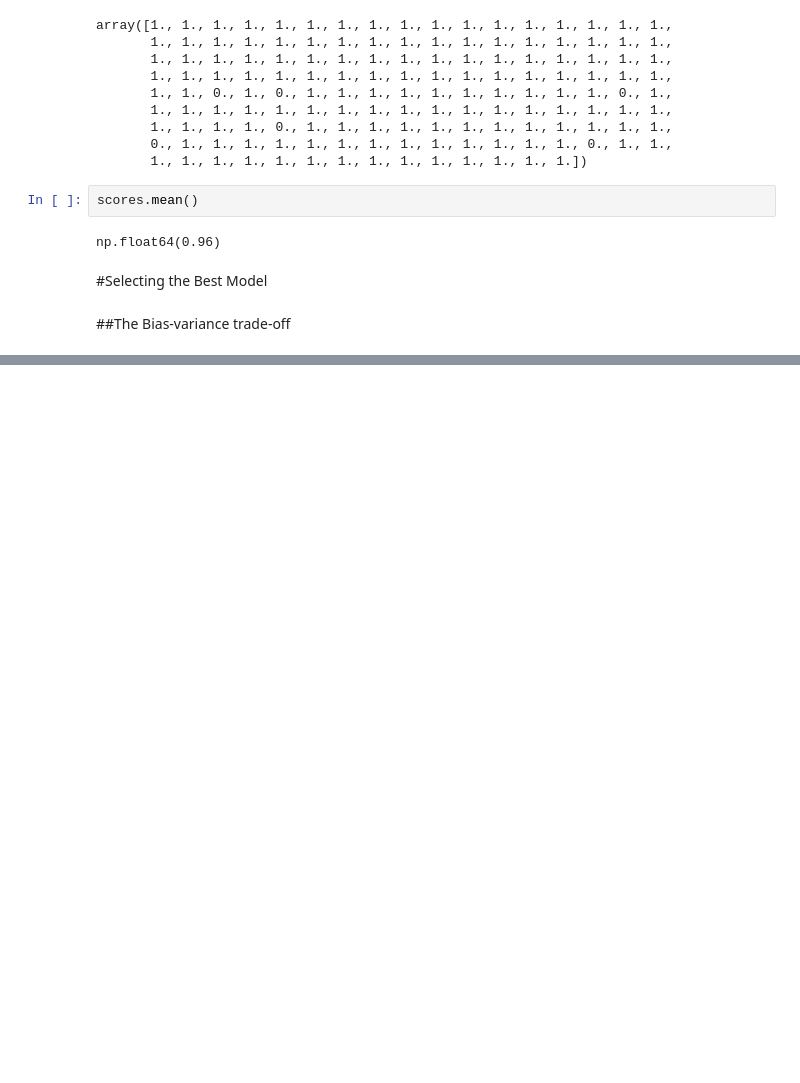
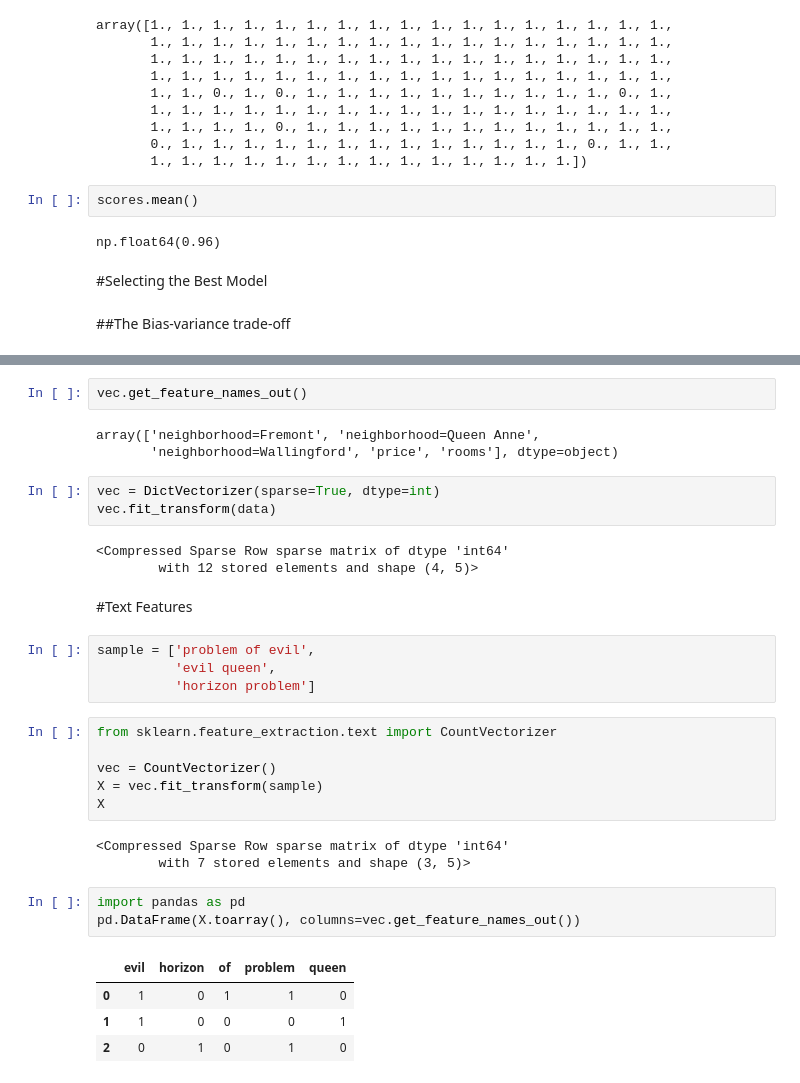
Before and after one commit to EdgarErh/Mineria_de_datos, a Jupyter notebook: Introducing_Scikit_Learn.ipynb, the cells around one changed output, grey strips where cells are left out. Cells and saved outputs as stored; diff of their text form; blank space fills up the shorter version.

```diff
--- a/Introducing_Scikit_Learn.ipynb
+++ b/Introducing_Scikit_Learn.ipynb
@@ -367,0 +388,34 @@ np.float64(0.96)
+# %%
+vec.get_feature_names_out()
+# %% [output]
+array(['neighborhood=Fremont', 'neighborhood=Queen Anne',
+       'neighborhood=Wallingford', 'price', 'rooms'], dtype=object)
+# %%
+vec = DictVectorizer(sparse=True, dtype=int)
+vec.fit_transform(data)
+# %% [output]
+<Compressed Sparse Row sparse matrix of dtype 'int64'
+        with 12 stored elements and shape (4, 5)>
+# %% [markdown]
+#Text Features
+# %%
+sample = ['problem of evil',
+          'evil queen',
+          'horizon problem']
+# %%
+from sklearn.feature_extraction.text import CountVectorizer
+
+vec = CountVectorizer()
+X = vec.fit_transform(sample)
+X
+# %% [output]
+<Compressed Sparse Row sparse matrix of dtype 'int64'
+        with 7 stored elements and shape (3, 5)>
+# %%
+import pandas as pd
+pd.DataFrame(X.toarray(), columns=vec.get_feature_names_out())
+# %% [output]
+|  | evil | horizon | of | problem | queen |
+| 0 | 1 | 0 | 1 | 1 | 0 |
+| 1 | 1 | 0 | 0 | 0 | 1 |
+| 2 | 0 | 1 | 0 | 1 | 0 |
```
Also changed, not shown: parts of 17 cells of this notebook.
